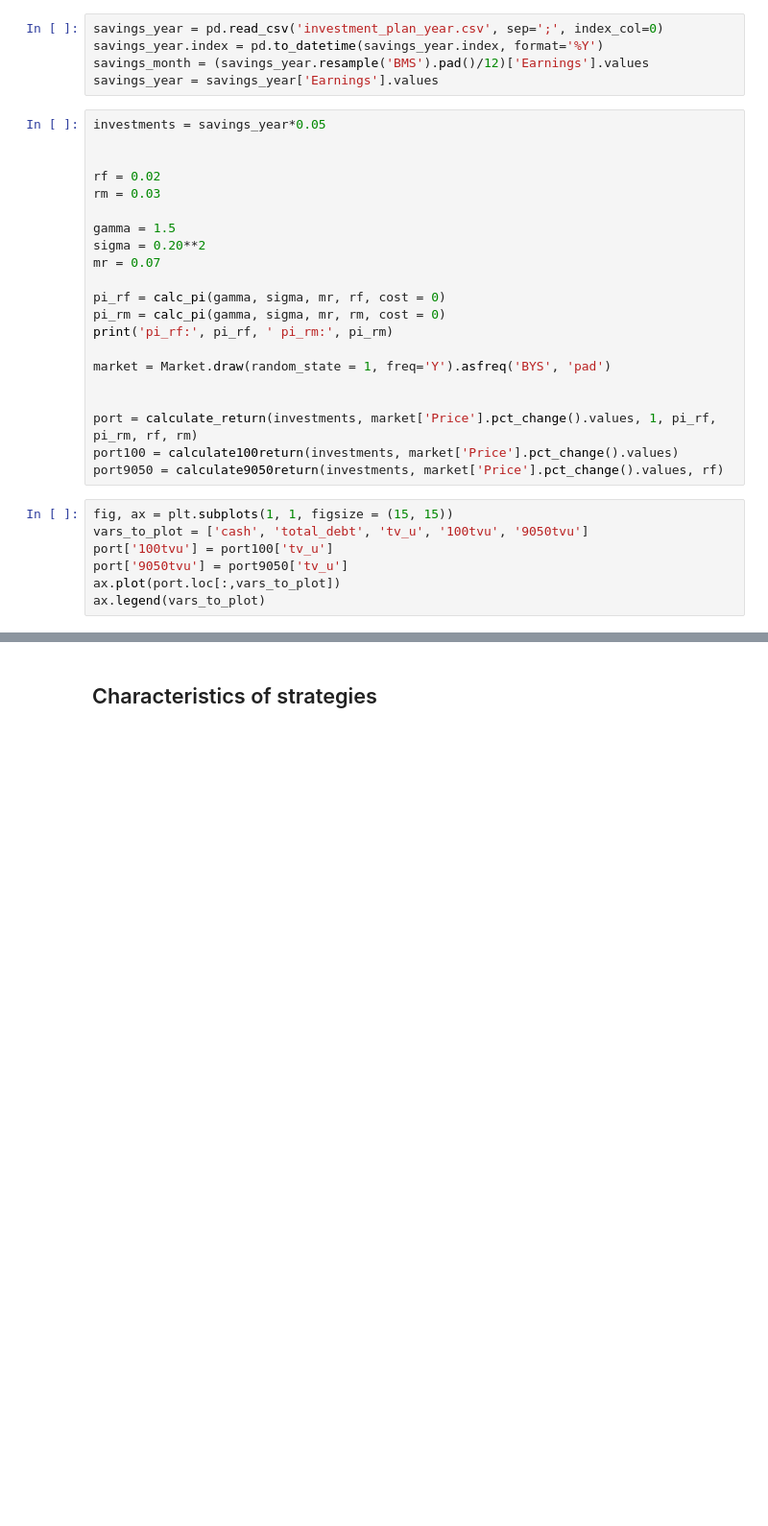
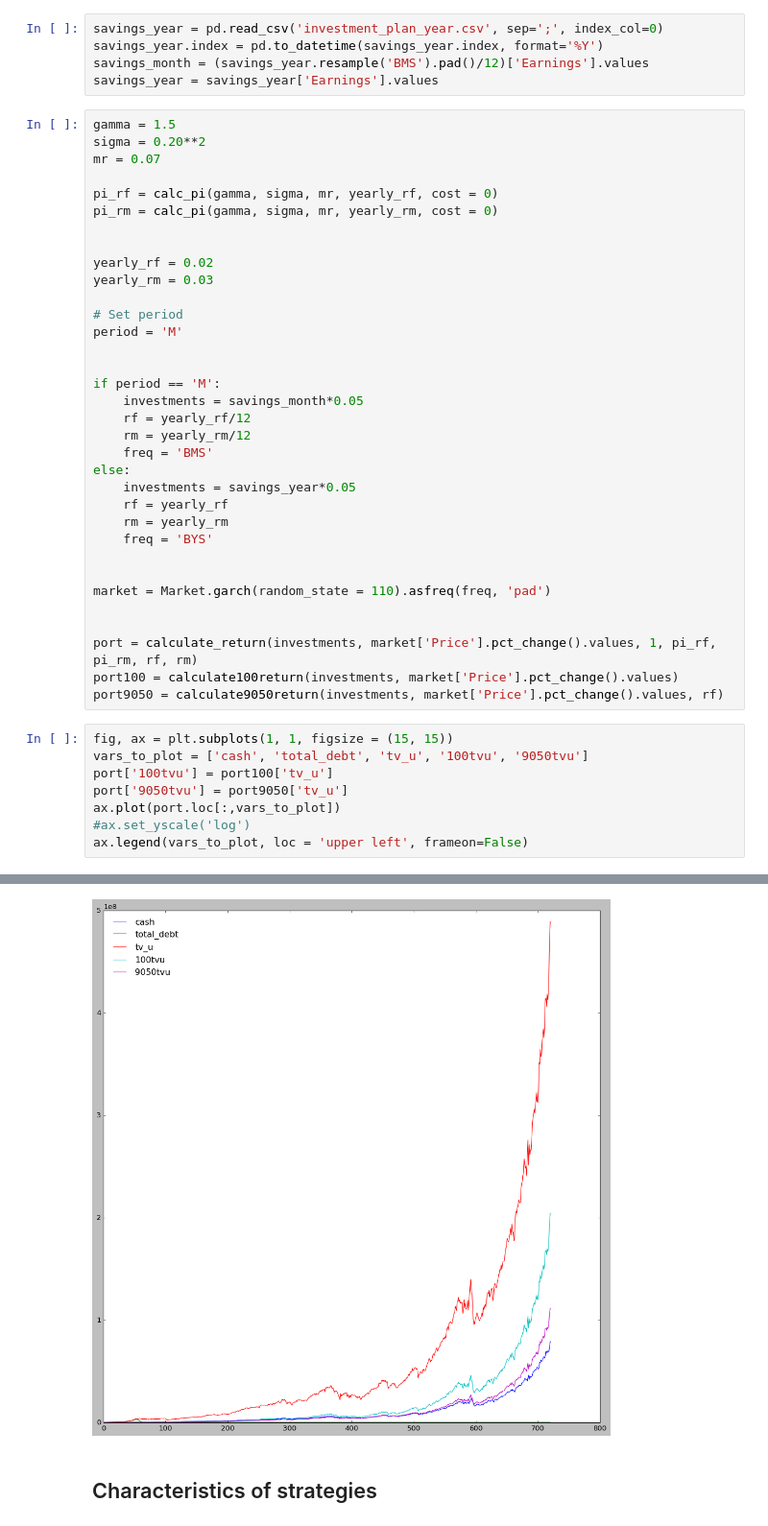
Before and after one commit to neriksen/applied_finance, a Jupyter notebook: portfolio_return.ipynb, the cells around one changed output, grey strips where cells are left out. Shown at 96% size. Cells and saved outputs as stored; diff of their text form; blank space fills up the shorter version.

Commit message:
Fixed monthly data

```diff
--- a/portfolio_return.ipynb
+++ b/portfolio_return.ipynb
@@ -210,21 +213,34 @@ savings_year.index = pd.to_datetime(savings_year.index, format='%Y')
 savings_month = (savings_year.resample('BMS').pad()/12)['Earnings'].values
 savings_year = savings_year['Earnings'].values
 # %%
-investments = savings_year*0.05
-
-
-rf = 0.02
-rm = 0.03
-
 gamma = 1.5
 sigma = 0.20**2
 mr = 0.07
 
-pi_rf = calc_pi(gamma, sigma, mr, rf, cost = 0)
-pi_rm = calc_pi(gamma, sigma, mr, rm, cost = 0)
-print('pi_rf:', pi_rf, ' pi_rm:', pi_rm)
+pi_rf = calc_pi(gamma, sigma, mr, yearly_rf, cost = 0)
+pi_rm = calc_pi(gamma, sigma, mr, yearly_rm, cost = 0)
 
-market = Market.draw(random_state = 1, freq='Y').asfreq('BYS', 'pad')
+
+yearly_rf = 0.02
+yearly_rm = 0.03
+
+# Set period
+period = 'M'
+
+
+if period == 'M':
+    investments = savings_month*0.05
+    rf = yearly_rf/12
+    rm = yearly_rm/12
+    freq = 'BMS'
+else:
+    investments = savings_year*0.05
+    rf = yearly_rf
+    rm = yearly_rm
+    freq = 'BYS'
+
+
+market = Market.garch(random_state = 110).asfreq(freq, 'pad')
 
 
 port = calculate_return(investments, market['Price'].pct_change().values, 1, pi_rf, pi_rm, rf, rm)
@@ -236,4 +252,6 @@ vars_to_plot = ['cash', 'total_debt', 'tv_u', '100tvu', '9050tvu']
 port['100tvu'] = port100['tv_u']
 port['9050tvu'] = port9050['tv_u']
 ax.plot(port.loc[:,vars_to_plot])
-ax.legend(vars_to_plot)
+#ax.set_yscale('log')
+ax.legend(vars_to_plot, loc = 'upper left', frameon=False)
+# %% [output]
@@ -240,3 +259,4 @@ ax.legend(vars_to_plot)
+[figure, added]
 # %% [markdown]
 ## Characteristics of strategies
 # %%
```
Also changed, not shown: parts of 2 cells of this notebook.
